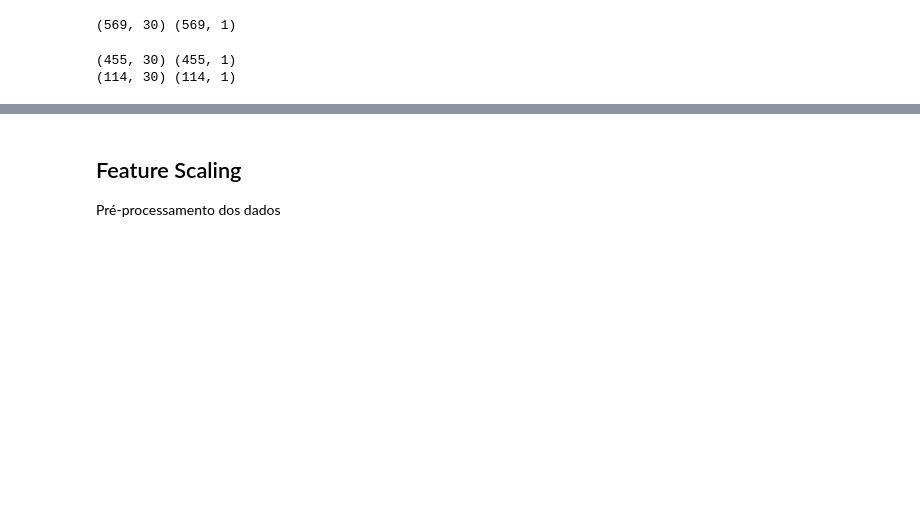
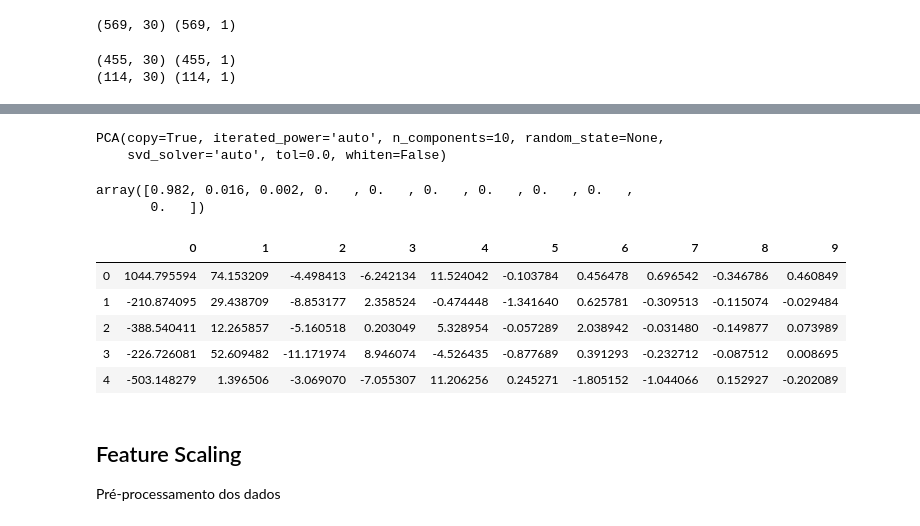
Before and after one commit to igorlpa/Estudo_Python, a Jupyter notebook: Projetos/Breast Cancer .ipynb, the cells around one changed output, grey strips where cells are left out. Saved outputs shown, nothing was run; the diff lists cells and outputs as text; code cells hidden in the pictures; blank space fills up the shorter version.

```diff
--- a/Projetos/Breast Cancer .ipynb
+++ b/Projetos/Breast Cancer .ipynb
@@ -99,3 +105,24 @@ y_train.head()
+# %%
+pca.fit(x_train)
+# %% [output]
+PCA(copy=True, iterated_power='auto', n_components=10, random_state=None,
+    svd_solver='auto', tol=0.0, whiten=False)
+# %%
+pca.explained_variance_ratio_.round(3)
+# %% [output]
+array([0.982, 0.016, 0.002, 0.   , 0.   , 0.   , 0.   , 0.   , 0.   ,
+       0.   ])
+# %%
+x_pca = pd.DataFrame( pca.transform(x_train))
+# %%
+x_pca.head()
+# %% [output]
+|  | 0 | 1 | 2 | 3 | 4 | 5 | 6 | 7 | 8 | 9 |
+| 0 | 1044.795594 | 74.153209 | -4.498413 | -6.242134 | 11.524042 | -0.103784 | 0.456478 | 0.696542 | -0.346786 | 0.460849 |
+| 1 | -210.874095 | 29.438709 | -8.853177 | 2.358524 | -0.474448 | -1.341640 | 0.625781 | -0.309513 | -0.115074 | -0.029484 |
+| 2 | -388.540411 | 12.265857 | -5.160518 | 0.203049 | 5.328954 | -0.057289 | 2.038942 | -0.031480 | -0.149877 | 0.073989 |
+| 3 | -226.726081 | 52.609482 | -11.171974 | 8.946074 | -4.526435 | -0.877689 | 0.391293 | -0.232712 | -0.087512 | 0.008695 |
+| 4 | -503.148279 | 1.396506 | -3.069070 | -7.055307 | 11.206256 | 0.245271 | -1.805152 | -1.044066 | 0.152927 | -0.202089 |
 # %% [markdown]
 ## Feature Scaling
 Pré-processamento dos dados
```
Also changed, not shown: parts of 8 cells of this notebook.
